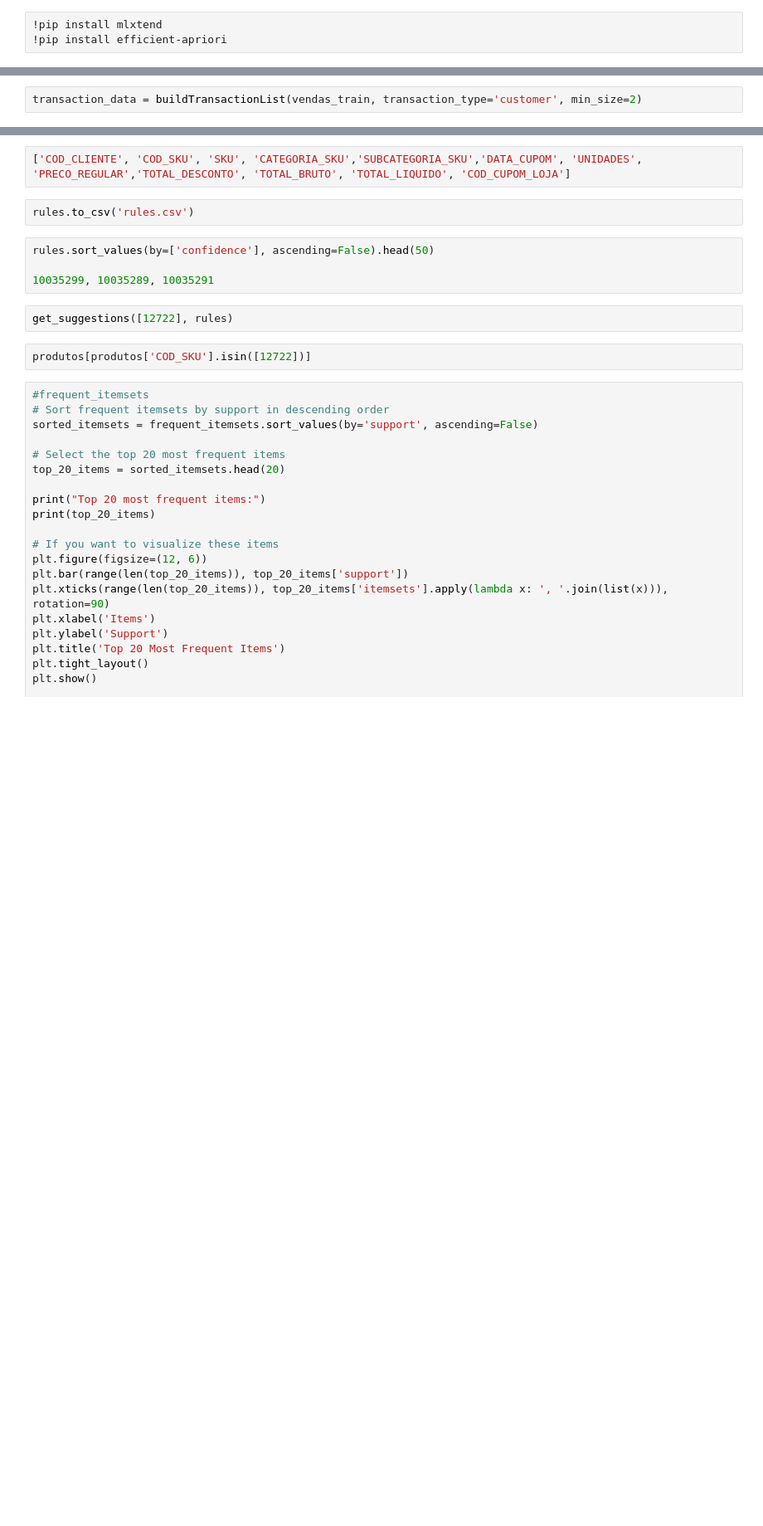
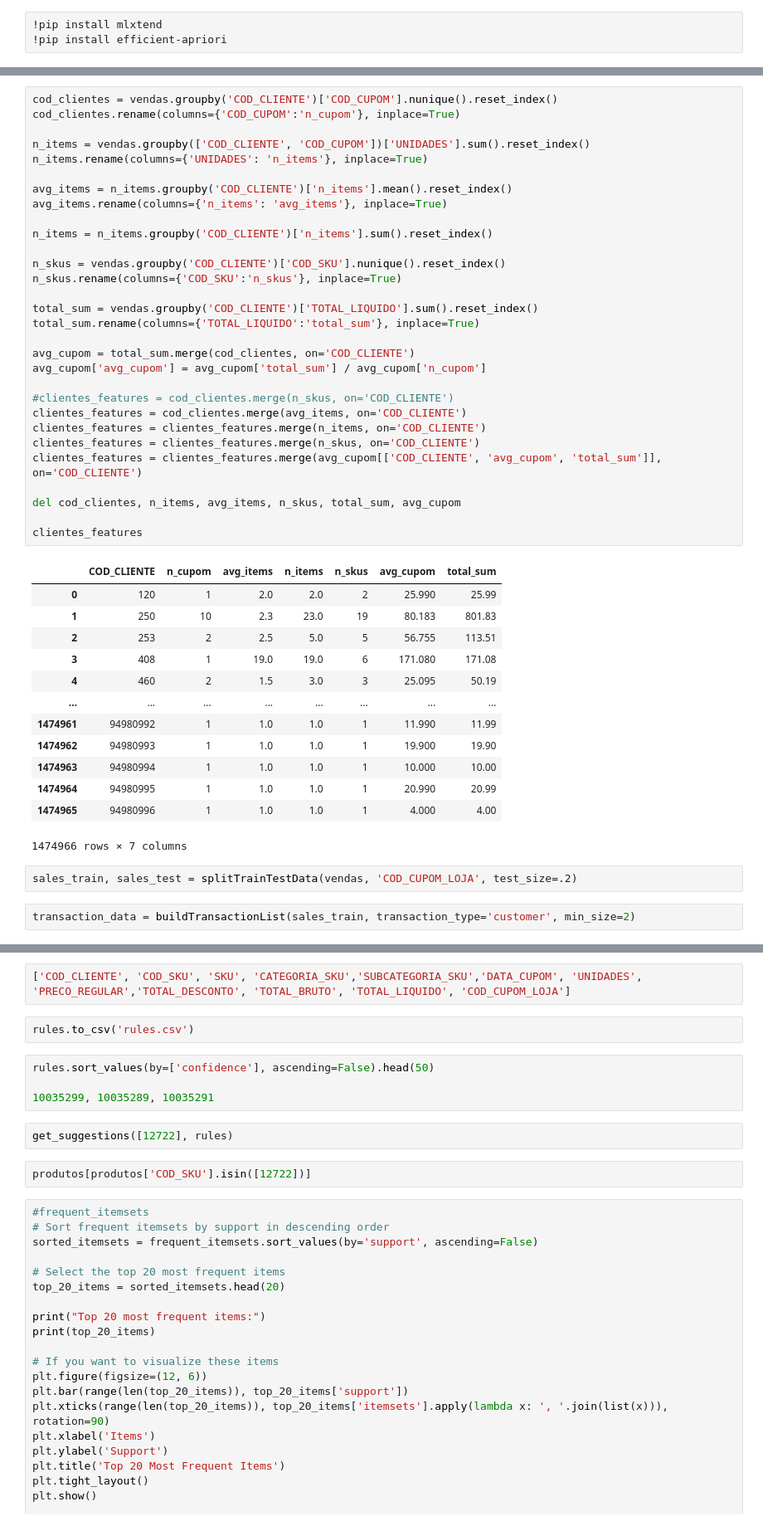
Before and after one commit to cristianomm/PUCRS, a Jupyter notebook: 2024-02/98H15-04 - Projeto em Ciência de Dados III/model_1.ipynb, the cells around one changed output, grey strips where cells are left out. Shown at 83% size. Cells and saved outputs as stored; diff of their text form; blank space fills up the shorter version.

```diff
--- a/2024-02/98H15-04 - Projeto em Ciência de Dados III/model_1.ipynb
+++ b/2024-02/98H15-04 - Projeto em Ciência de Dados III/model_1.ipynb
@@ -54,5 +336,51 @@ vendas_test = vendas[vendas['COD_CUPOM_LOJA'].isin(vendas_test)]
+# %%
+cod_clientes = vendas.groupby('COD_CLIENTE')['COD_CUPOM'].nunique().reset_index()
+cod_clientes.rename(columns={'COD_CUPOM':'n_cupom'}, inplace=True)
+
+n_items = vendas.groupby(['COD_CLIENTE', 'COD_CUPOM'])['UNIDADES'].sum().reset_index()
+n_items.rename(columns={'UNIDADES': 'n_items'}, inplace=True)
+
+avg_items = n_items.groupby('COD_CLIENTE')['n_items'].mean().reset_index()
+avg_items.rename(columns={'n_items': 'avg_items'}, inplace=True)
+
+n_items = n_items.groupby('COD_CLIENTE')['n_items'].sum().reset_index()
+
+n_skus = vendas.groupby('COD_CLIENTE')['COD_SKU'].nunique().reset_index()
+n_skus.rename(columns={'COD_SKU':'n_skus'}, inplace=True)
+
+total_sum = vendas.groupby('COD_CLIENTE')['TOTAL_LIQUIDO'].sum().reset_index()
+total_sum.rename(columns={'TOTAL_LIQUIDO':'total_sum'}, inplace=True)
+
+avg_cupom = total_sum.merge(cod_clientes, on='COD_CLIENTE')
+avg_cupom['avg_cupom'] = avg_cupom['total_sum'] / avg_cupom['n_cupom']
+
+#clientes_features = cod_clientes.merge(n_skus, on='COD_CLIENTE')
+clientes_features = cod_clientes.merge(avg_items, on='COD_CLIENTE')
+clientes_features = clientes_features.merge(n_items, on='COD_CLIENTE')
+clientes_features = clientes_features.merge(n_skus, on='COD_CLIENTE')
+clientes_features = clientes_features.merge(avg_cupom[['COD_CLIENTE', 'avg_cupom', 'total_sum']], on='COD_CLIENTE')
+
+del cod_clientes, n_items, avg_items, n_skus, total_sum, avg_cupom
+
+clientes_features
+# %% [output]
+|  | COD_CLIENTE | n_cupom | avg_items | n_items | n_skus | avg_cupom | total_sum |
+| 0 | 120 | 1 | 2.0 | 2.0 | 2 | 25.990 | 25.99 |
+| 1 | 250 | 10 | 2.3 | 23.0 | 19 | 80.183 | 801.83 |
+| 2 | 253 | 2 | 2.5 | 5.0 | 5 | 56.755 | 113.51 |
+| 3 | 408 | 1 | 19.0 | 19.0 | 6 | 171.080 | 171.08 |
+| 4 | 460 | 2 | 1.5 | 3.0 | 3 | 25.095 | 50.19 |
+| ... | ... | ... | ... | ... | ... | ... | ... |
+| 1474961 | 94980992 | 1 | 1.0 | 1.0 | 1 | 11.990 | 11.99 |
+| 1474962 | 94980993 | 1 | 1.0 | 1.0 | 1 | 19.900 | 19.90 |
+| 1474963 | 94980994 | 1 | 1.0 | 1.0 | 1 | 10.000 | 10.00 |
+| 1474964 | 94980995 | 1 | 1.0 | 1.0 | 1 | 20.990 | 20.99 |
+| 1474965 | 94980996 | 1 | 1.0 | 1.0 | 1 | 4.000 | 4.00 |
+1474966 rows × 7 columns
+# %%
+sales_train, sales_test = splitTrainTestData(vendas, 'COD_CUPOM_LOJA', test_size=.2)
 # %%
-transaction_data = buildTransactionList(vendas_train, transaction_type='customer', min_size=2)
+transaction_data = buildTransactionList(sales_train, transaction_type='customer', min_size=2)
 # %%
 products = produtos = vendas.groupby(['COD_SKU', 'SKU', 'CATEGORIA_SKU', 'SUBCATEGORIA_SKU'], as_index=False).agg({'PRECO_REGULAR': 'mean'})
 products.rename(columns={'PRECO_REGULAR': 'PRECO_REGULAR_AVG'}, inplace=True)
```
Also changed, not shown: parts of 34 cells of this notebook.
